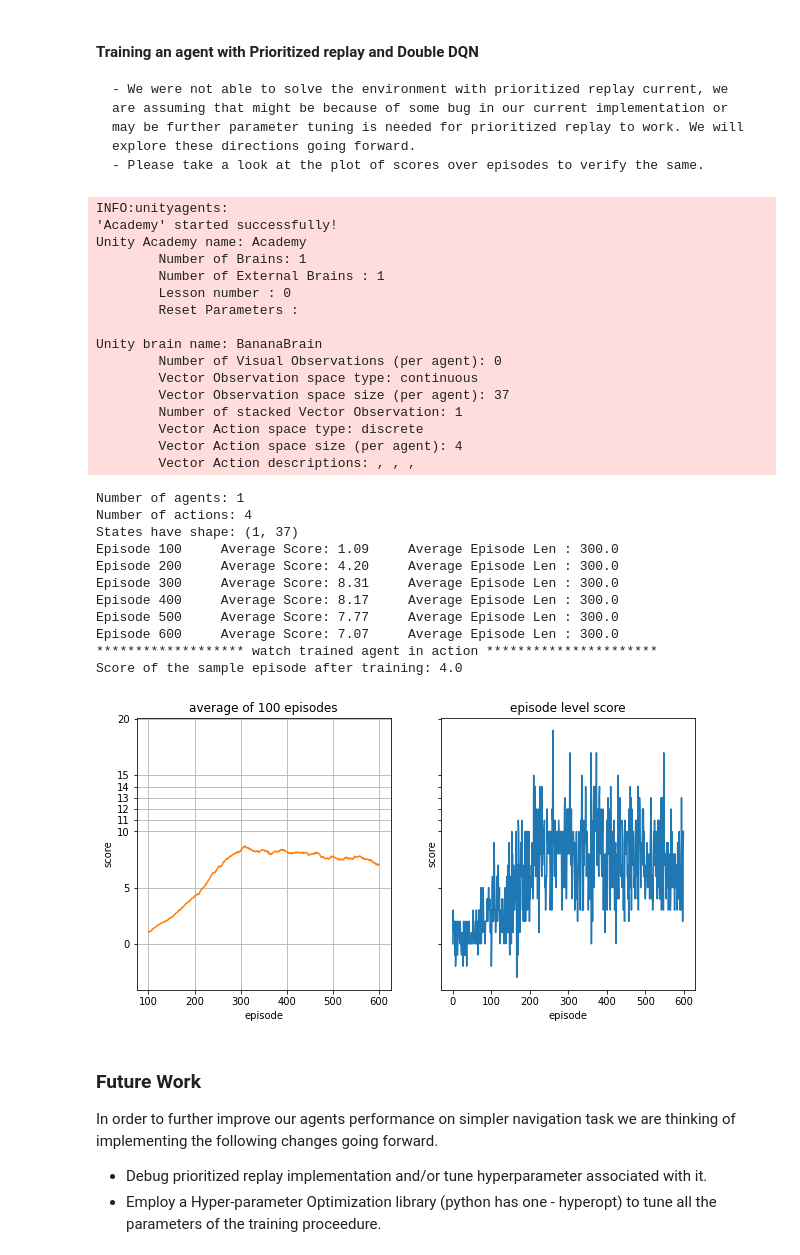
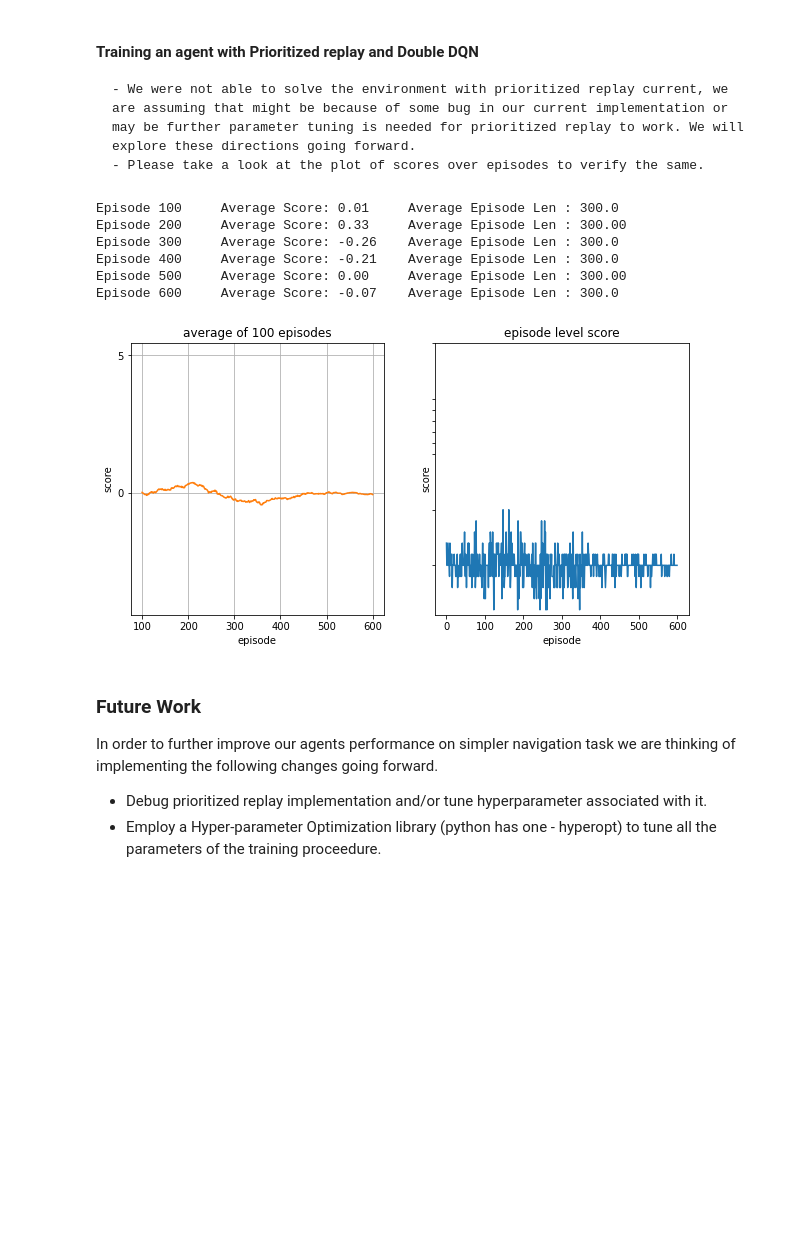
Before and after one commit to nitesh-kansal/Deep_q_learning, a Jupyter notebook: Report.ipynb, the cells around one changed output. Saved outputs shown, nothing was run; the diff lists cells and outputs as text; code cells hidden in the pictures; blank space fills up the shorter version.

```diff
--- a/Report.ipynb
+++ b/Report.ipynb
@@ -196,0 +205,7 @@ Score of the sample episode after training: 11.0
+# %%
+params["IS_DDQN"] = True
+params["policy_type"] = "annealed_softmax"
+# Double DQN
+model = QNetwork(37,4,1234,False)
+output_scores, agent, optimal_selection_p  = dqn_training_loop(env, model, 13., 100, params)
+score_plot(output_scores, optimal_selection_p)
@@ -236,0 +238,7 @@ Score of the sample episode after training: 15.0
+# %%
+params["IS_DUELING"] = True
+params["policy_type"] = "annealed_softmax"
+# Double DQN
+model = QNetwork(37,4,1234,False)
+output_scores, agent, optimal_selection_p  = dqn_training_loop(env, model, 13., 100, params)
+score_plot(output_scores, optimal_selection_p)
@@ -239,10 +256,11 @@ Score of the sample episode after training: 15.0
     - Double DQN Agent solves the easier environment in around 438 episodes.
     - Please take a look at the plot of scores over episodes to verify the same.
 # %%
-from dqnLoop import banana_collector_dqn_training_loop
 params["IS_DDQN"] = True
 params["IS_DUELING"] = True
+params["policy_type"] = "annealed_softmax"
 # Double DQN + Dueling
-output_scores = banana_collector_dqn_training_loop(params)
-score_plot(output_scores)
+model = QNetwork(37,4,1234,False)
+output_scores, agent, optimal_selection_p  = dqn_training_loop(env, model, 13., 100, params)
+score_plot(output_scores, optimal_selection_p)
 # %% [output]
@@ -283,16 +278,11 @@ Score of the sample episode after training: 20.0
     - Please take a look at the plot of scores over episodes to verify the same.
 # %%
 params["IS_DDQN"] = True
-params["alpha0"] = 0
-params["alphaf"] = 0
-params["nsteps_alpha"] = 400
-params["beta0"] = 0
-params["betaf"] = 0
-params["nsteps_beta"] = 500
-
+params["IS_DUELING"] = True
 params["MEMORY_TYPE"] = "prioritized"
 # Double DQN only (testing if prioritized replay works similar to Double DQN when alpha and beta is zero
 # Which it should
-output_scores = banana_collector_dqn_training_loop(params)
+model = QNetwork(37,4,1234,False)
+output_scores = dqn_training_loop(env, model, 13., 100, params)
 score_plot(output_scores)
 # %% [output]
@@ -331,46 +299,28 @@ Score of the sample episode after training: 19.0
     - Please take a look at the plot of scores over episodes to verify the same.
 # %%
 params["IS_DDQN"] = True
-params["alpha0"] = 0
-params["alphaf"] = 1.
+params["IS_DUELING"] = True
+params["alpha0"] = 0.01
+params["alphaf"] = 0.5
 params["nsteps_alpha"] = 500
-params["beta0"] = 0.2
+params["beta0"] = 0.51
 params["betaf"] = 1.
 params["nsteps_beta"] = 500
 
 params["MEMORY_TYPE"] = "prioritized"
-# Double DQN + Priortized Replay
-output_scores = banana_collector_dqn_training_loop(params)
+# Double DQN only (testing if prioritized replay works similar to Double DQN when alpha and beta is zero
+# Which it should
+model = QNetwork(37,4,1234,False)
+output_scores = dqn_training_loop(env, model, 13., 100, params)
 score_plot(output_scores)
 # %% [output]
-INFO:unityagents:
-'Academy' started successfully!
-Unity Academy name: Academy
-        Number of Brains: 1
-        Number of External Brains : 1
-        Lesson number : 0
-        Reset Parameters :
-
-Unity brain name: BananaBrain
-        Number of Visual Observations (per agent): 0
-        Vector Observation space type: continuous
-        Vector Observation space size (per agent): 37
-        Number of stacked Vector Observation: 1
-        Vector Action space type: discrete
-        Vector Action space size (per agent): 4
-        Vector Action descriptions: , , ,
+Episode 100     Average Score: 0.01     Average Episode Len : 300.0
+Episode 200     Average Score: 0.33     Average Episode Len : 300.00
+Episode 300     Average Score: -0.26    Average Episode Len : 300.0
+Episode 400     Average Score: -0.21    Average Episode Len : 300.0
+Episode 500     Average Score: 0.00     Average Episode Len : 300.00
+Episode 600     Average Score: -0.07    Average Episode Len : 300.0
-Number of agents: 1
-Number of actions: 4
-States have shape: (1, 37)
-Episode 100     Average Score: 1.09     Average Episode Len : 300.0
-Episode 200     Average Score: 4.20     Average Episode Len : 300.0
-Episode 300     Average Score: 8.31     Average Episode Len : 300.0
-Episode 400     Average Score: 8.17     Average Episode Len : 300.0
-Episode 500     Average Score: 7.77     Average Episode Len : 300.0
-Episode 600     Average Score: 7.07     Average Episode Len : 300.0
-******************* watch trained agent in action **********************
-Score of the sample episode after training: 4.0
-[figure, old version]
+[figure, new version]
 # %% [markdown]
 ### Future Work
 In order to further improve our agents performance on simpler navigation task we are thinking of implementing the following changes going forward.
```
Also changed, not shown: parts of 14 cells of this notebook, 9 other files.
